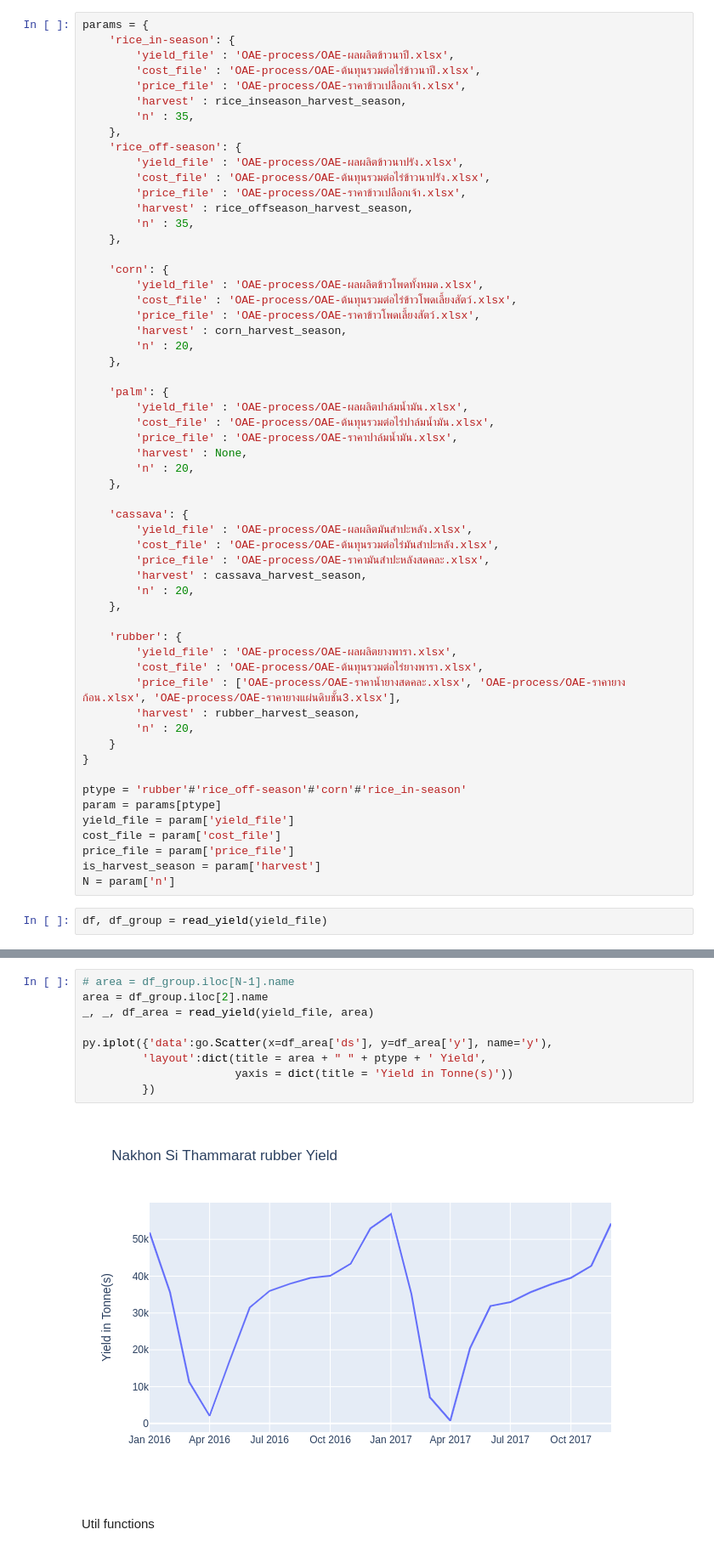
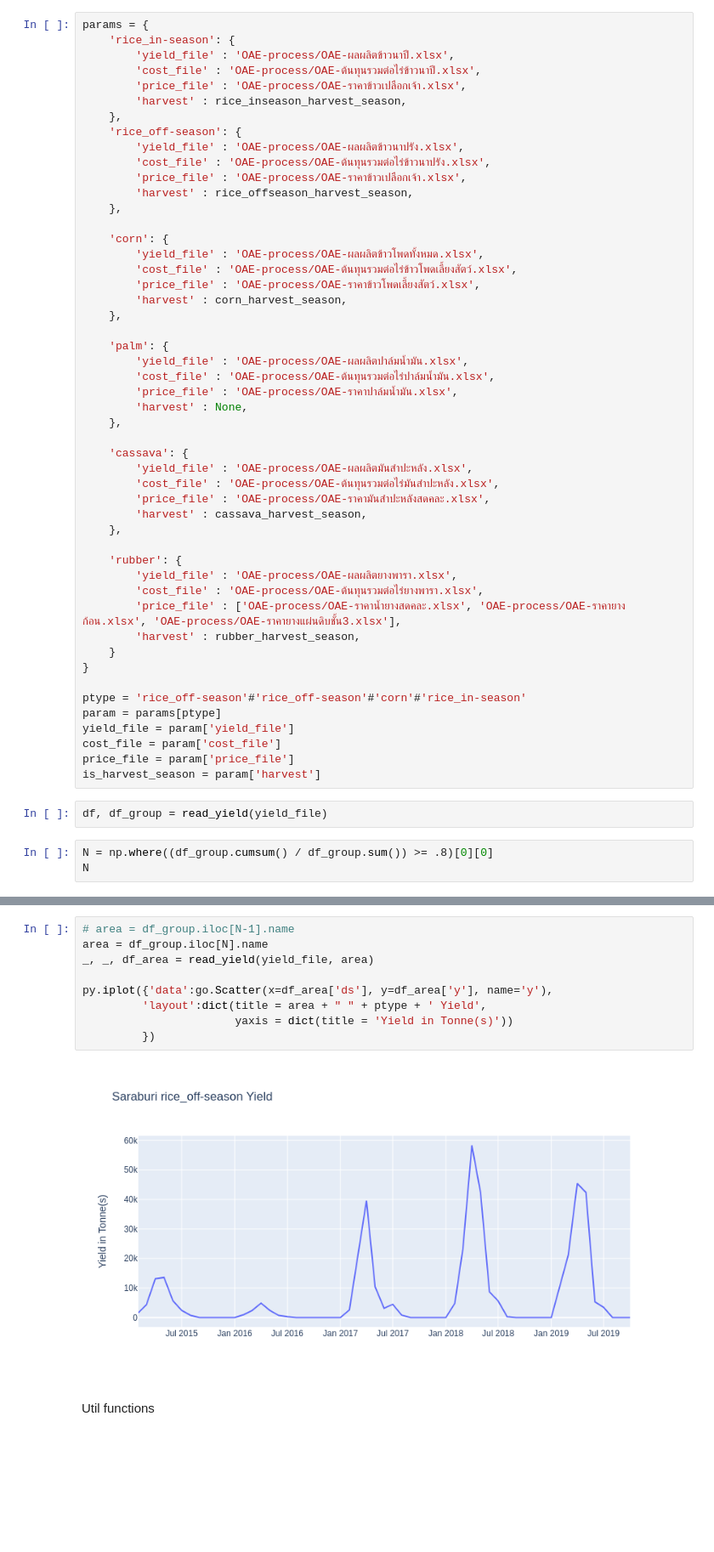
Before and after one commit to sgulyano/oae-pred-crop-prod, a Jupyter notebook: yield_prophet-tune.ipynb, the cells around one changed output, grey strips where cells are left out. Shown: that part at 85% size. Cells and saved outputs as stored; diff of their text form; blank space fills up the shorter version.

```diff
--- a/yield_prophet-tune.ipynb
+++ b/yield_prophet-tune.ipynb
@@ -38,14 +38,12 @@ params = {
         'cost_file' : 'OAE-process/OAE-ต้นทุนรวมต่อไร่ข้าวนาปี.xlsx',
         'price_file' : 'OAE-process/OAE-ราคาข้าวเปลือกเจ้า.xlsx',
         'harvest' : rice_inseason_harvest_season,
-        'n' : 35,
     },
     'rice_off-season': {
         'yield_file' : 'OAE-process/OAE-ผลผลิตข้าวนาปรัง.xlsx',
         'cost_file' : 'OAE-process/OAE-ต้นทุนรวมต่อไร่ข้าวนาปรัง.xlsx',
         'price_file' : 'OAE-process/OAE-ราคาข้าวเปลือกเจ้า.xlsx',
         'harvest' : rice_offseason_harvest_season,
-        'n' : 35,
     },
 
     'corn': {
@@ -53,7 +51,6 @@ params = {
         'cost_file' : 'OAE-process/OAE-ต้นทุนรวมต่อไร่ข้าวโพดเลี้ยงสัตว์.xlsx',
         'price_file' : 'OAE-process/OAE-ราคาข้าวโพดเลี้ยงสัตว์.xlsx',
         'harvest' : corn_harvest_season,
-        'n' : 20,
     },
 
     'palm': {
@@ -61,7 +58,6 @@ params = {
         'cost_file' : 'OAE-process/OAE-ต้นทุนรวมต่อไร่ปาล์มน้ำมัน.xlsx',
         'price_file' : 'OAE-process/OAE-ราคาปาล์มน้ำมัน.xlsx',
         'harvest' : None,
-        'n' : 20,
     },
 
     'cassava': {
@@ -69,7 +65,6 @@ params = {
         'cost_file' : 'OAE-process/OAE-ต้นทุนรวมต่อไร่มันสำปะหลัง.xlsx',
         'price_file' : 'OAE-process/OAE-ราคามันสำปะหลังสดคละ.xlsx',
         'harvest' : cassava_harvest_season,
-        'n' : 20,
     },
 
     'rubber': {
@@ -77,16 +72,17 @@ params = {
         'cost_file' : 'OAE-process/OAE-ต้นทุนรวมต่อไร่ยางพารา.xlsx',
         'price_file' : ['OAE-process/OAE-ราคาน้ำยางสดคละ.xlsx', 'OAE-process/OAE-ราคายางก้อน.xlsx', 'OAE-process/OAE-ราคายางแผ่นดิบชั้น3.xlsx'],
         'harvest' : rubber_harvest_season,
-        'n' : 20,
     }
 }
 
-ptype = 'rubber'#'rice_off-season'#'corn'#'rice_in-season'
+ptype = 'rice_off-season'#'rice_off-season'#'corn'#'rice_in-season'
 param = params[ptype]
 yield_file = param['yield_file']
 cost_file = param['cost_file']
 price_file = param['price_file']
 is_harvest_season = param['harvest']
-N = param['n']
 # %%
 df, df_group = read_yield(yield_file)
+# %%
+N = np.where((df_group.cumsum() / df_group.sum()) >= .8)[0][0]
+N
@@ -118,14 +116,14 @@ df_group[:N]
 # %%
 # area = df_group.iloc[N-1].name
-area = df_group.iloc[2].name
+area = df_group.iloc[N].name
 _, _, df_area = read_yield(yield_file, area)
 
 py.iplot({'data':go.Scatter(x=df_area['ds'], y=df_area['y'], name='y'),
          'layout':dict(title = area + " " + ptype + ' Yield',
                        yaxis = dict(title = 'Yield in Tonne(s)'))
          })
 # %% [output]
-[figure, old version]
+[figure, new version]
 # %% [markdown]
 Util functions
 # %%
```
Also changed, not shown: parts of 18 cells of this notebook, 14 other files.
